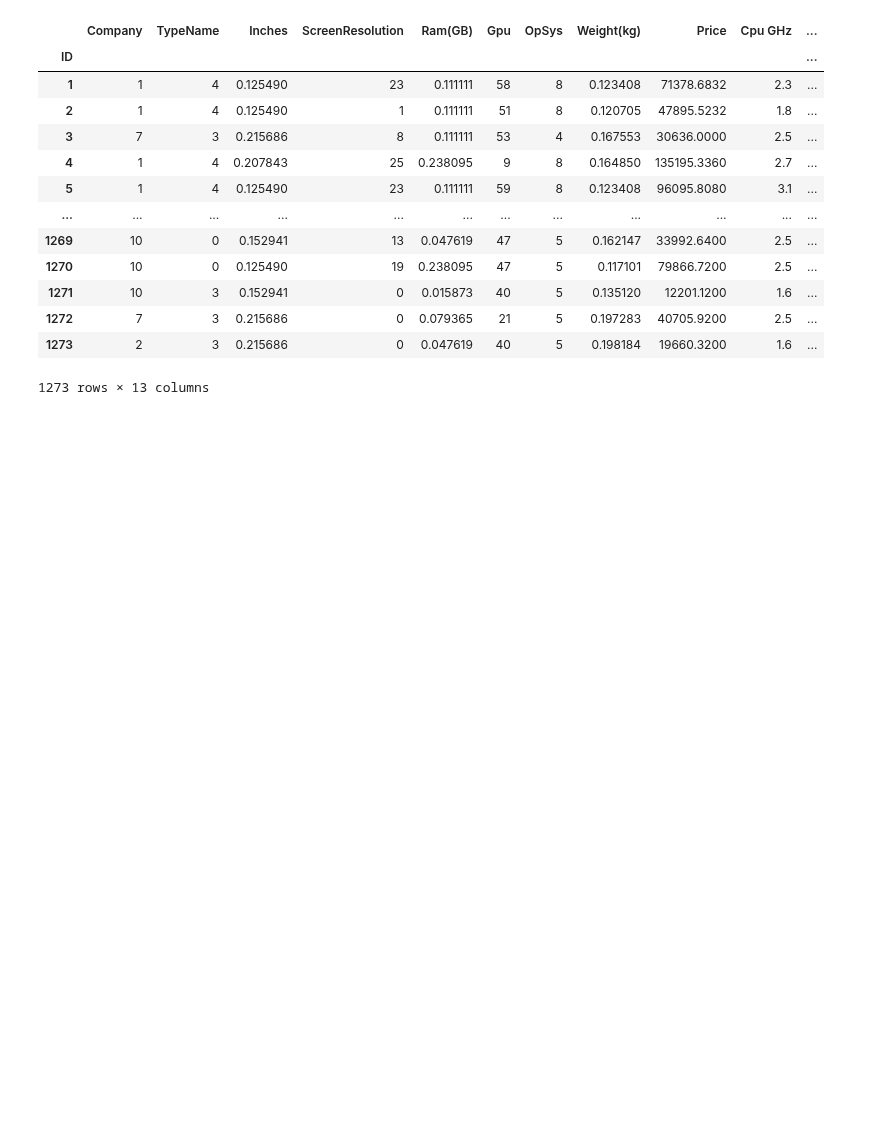
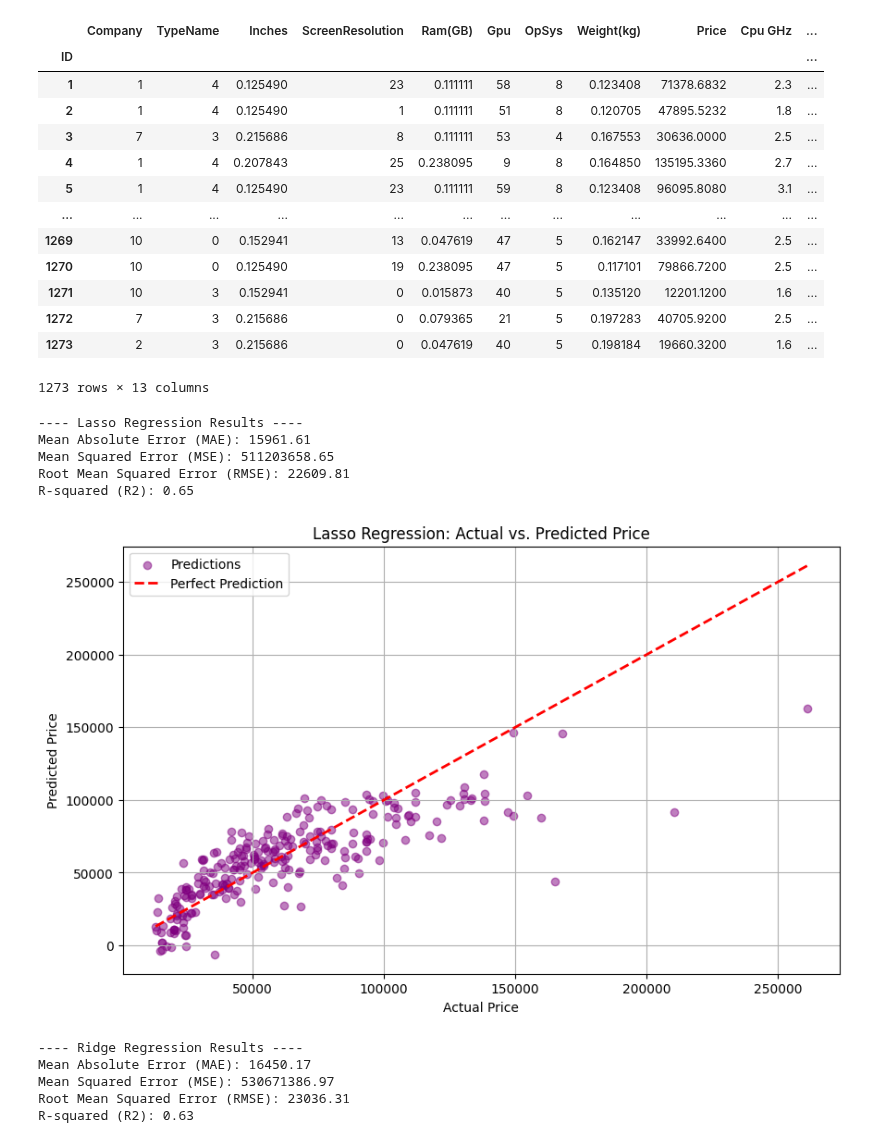
Before and after one commit to khoulaCode/machine-learning-code-orbit, a Jupyter notebook: team_members/from_almuhannad/preprossing_laptob.ipynb, the cells around one changed output. Saved outputs shown, nothing was run; the diff lists cells and outputs as text; code cells hidden in the pictures; blank space fills up the shorter version.

```diff
--- a/team_members/from_almuhannad/preprossing_laptob.ipynb
+++ b/team_members/from_almuhannad/preprossing_laptob.ipynb
@@ -583,3 +672,81 @@ df
 | 1272 | 7 | 3 | 0.215686 | 0 | 0.079365 | 21 | 5 | 0.197283 | 40705.9200 | 2.5 | ... |
 | 1273 | 2 | 3 | 0.215686 | 0 | 0.047619 | 40 | 5 | 0.198184 | 19660.3200 | 1.6 | ... |
 1273 rows × 13 columns
+# %%
+# Lesso and Ridge regression
+
+from sklearn.linear_model import Lasso
+from sklearn.metrics import mean_squared_error, mean_absolute_error, r2_score
+import numpy as np
+import matplotlib.pyplot as plt
+
+# 1️⃣ Initialize Lasso model (you can adjust alpha as needed)
+lasso_model = Lasso(alpha=0.1)
+
+# 2️⃣ Fit on normal X_train, y_train
+lasso_model.fit(X_train, y_train)
+
+# 3️⃣ Predict on X_test
+y_pred_lasso = lasso_model.predict(X_test)
+
+# 4️⃣ Evaluate metrics
+mae_lasso = mean_absolute_error(y_test, y_pred_lasso)
+mse_lasso = mean_squared_error(y_test, y_pred_lasso)
+rmse_lasso = np.sqrt(mse_lasso)
+r2_lasso = r2_score(y_test, y_pred_lasso)
+
+print("\n---- Lasso Regression Results ----")
+print(f"Mean Absolute Error (MAE): {mae_lasso:.2f}")
+print(f"Mean Squared Error (MSE): {mse_lasso:.2f}")
+print(f"Root Mean Squared Error (RMSE): {rmse_lasso:.2f}")
+print(f"R-squared (R2): {r2_lasso:.2f}")
+# %% [output]
+---- Lasso Regression Results ----
+Mean Absolute Error (MAE): 15961.61
+Mean Squared Error (MSE): 511203658.65
+Root Mean Squared Error (RMSE): 22609.81
+R-squared (R2): 0.65
+# %%
+plt.figure(figsize=(10, 6))
+plt.scatter(y_test, y_pred_lasso, color='purple', alpha=0.5, label='Predictions')
+plt.plot([y_test.min(), y_test.max()], [y_test.min(), y_test.max()],
+         color='red', linestyle='--', linewidth=2, label='Perfect Prediction')
+
+plt.xlabel('Actual Price')
+plt.ylabel('Predicted Price')
+plt.title('Lasso Regression: Actual vs. Predicted Price')
+plt.legend()
+plt.grid(True)
+plt.show()
+# %% [output]
+[figure, added]
+# %%
+from sklearn.linear_model import Ridge
+
+
+# 1️⃣ Initialize Ridge model (you can adjust alpha)
+ridge_model = Ridge(alpha=1.0)
+
+# 2️⃣ Fit on training data
+ridge_model.fit(X_train, y_train)
+
+# 3️⃣ Predict on test data
+y_pred_ridge = ridge_model.predict(X_test)
+
+# 4️⃣ Evaluate metrics
+mae_ridge = mean_absolute_error(y_test, y_pred_ridge)
+mse_ridge = mean_squared_error(y_test, y_pred_ridge)
+rmse_ridge = np.sqrt(mse_ridge)
+r2_ridge = r2_score(y_test, y_pred_ridge)
+
+print("\n---- Ridge Regression Results ----")
+print(f"Mean Absolute Error (MAE): {mae_ridge:.2f}")
+print(f"Mean Squared Error (MSE): {mse_ridge:.2f}")
+print(f"Root Mean Squared Error (RMSE): {rmse_ridge:.2f}")
+print(f"R-squared (R2): {r2_ridge:.2f}")
+# %% [output]
+---- Ridge Regression Results ----
+Mean Absolute Error (MAE): 16450.17
+Mean Squared Error (MSE): 530671386.97
+Root Mean Squared Error (RMSE): 23036.31
+R-squared (R2): 0.63
```
Also changed, not shown: parts of 13 cells of this notebook.
